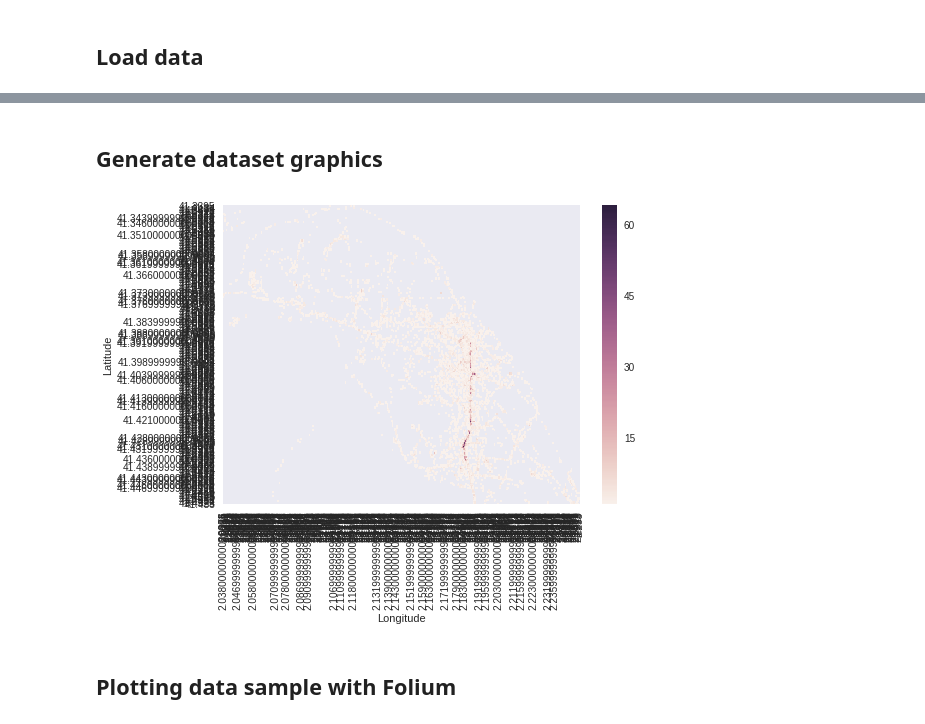
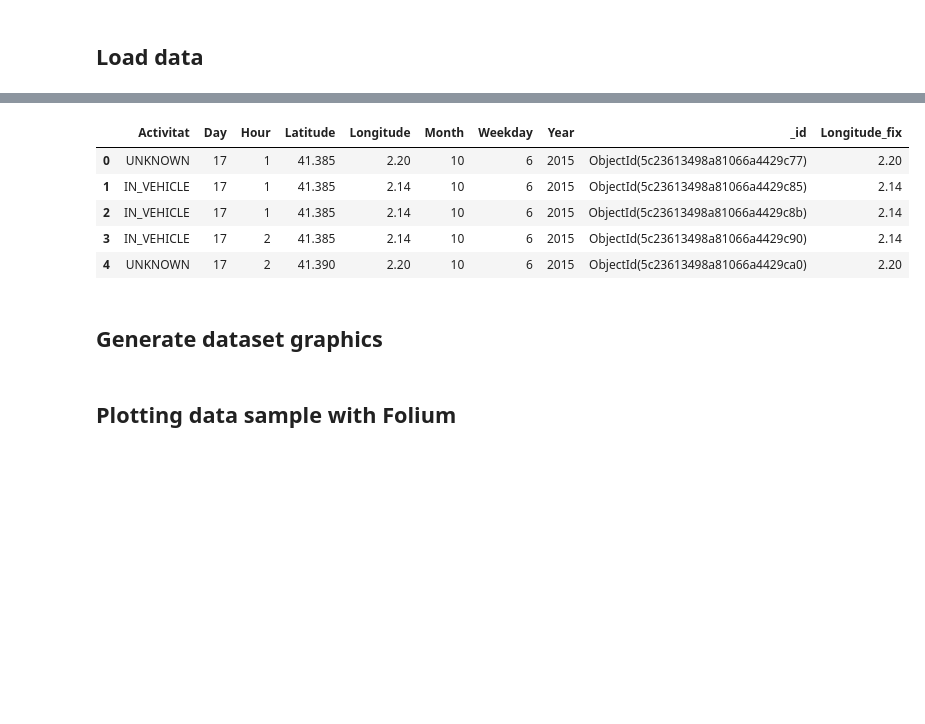
Before and after one commit to Giffy/AI_Mobile-footprint_AIBCN, a Jupyter notebook: 3_Dataset_creation.ipynb, the cells around one changed output, grey strips where cells are left out. Cells and saved outputs as stored; diff of their text form; code cells hidden in the pictures; blank space fills up the shorter version.

```diff
--- a/3_Dataset_creation.ipynb
+++ b/3_Dataset_creation.ipynb
@@ -51,3 +69,18 @@ df.head()
+# %%
+def round_coord(x, base=0.005):
+     return round(base*round(x/base), 3)
+
+df['Latitude'] = df['Latitude'].apply(round_coord)
+df['Longitude_fix'] = df['Longitude'].apply(round_coord)
+
+df.head()
+# %% [output]
+|  | Activitat | Day | Hour | Latitude | Longitude | Month | Weekday | Year | _id | Longitude_fix |
+| 0 | UNKNOWN | 17 | 1 | 41.385 | 2.20 | 10 | 6 | 2015 | ObjectId(5c23613498a81066a4429c77) | 2.20 |
+| 1 | IN_VEHICLE | 17 | 1 | 41.385 | 2.14 | 10 | 6 | 2015 | ObjectId(5c23613498a81066a4429c85) | 2.14 |
+| 2 | IN_VEHICLE | 17 | 1 | 41.385 | 2.14 | 10 | 6 | 2015 | ObjectId(5c23613498a81066a4429c8b) | 2.14 |
+| 3 | IN_VEHICLE | 17 | 2 | 41.385 | 2.14 | 10 | 6 | 2015 | ObjectId(5c23613498a81066a4429c90) | 2.14 |
+| 4 | UNKNOWN | 17 | 2 | 41.390 | 2.20 | 10 | 6 | 2015 | ObjectId(5c23613498a81066a4429ca0) | 2.20 |
 # %% [markdown]
 ##  Generate dataset graphics
 # %%
@@ -63,8 +96,6 @@ import seaborn as sns
 sns_plot = seaborn.heatmap(result) #, cmap = 'gray')
 fig = sns_plot.get_figure()
 fig.savefig("output.png")
-# %% [output]
-[figure, removed]
 # %%
 # Iteration to create the dataset of graphics
 years = [2015, 2016, 2017]
```
Also changed, not shown: parts of 8 cells of this notebook.
